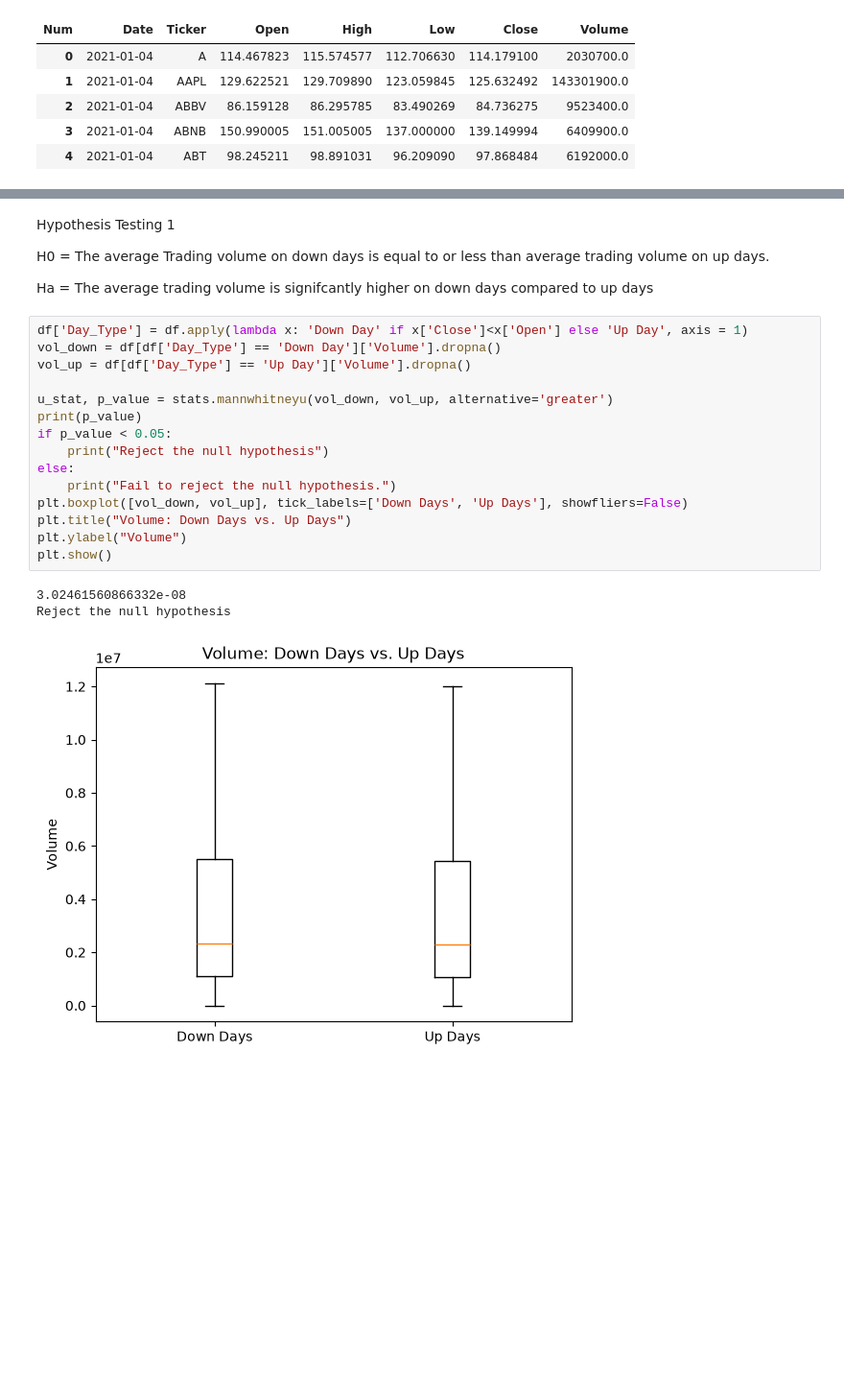
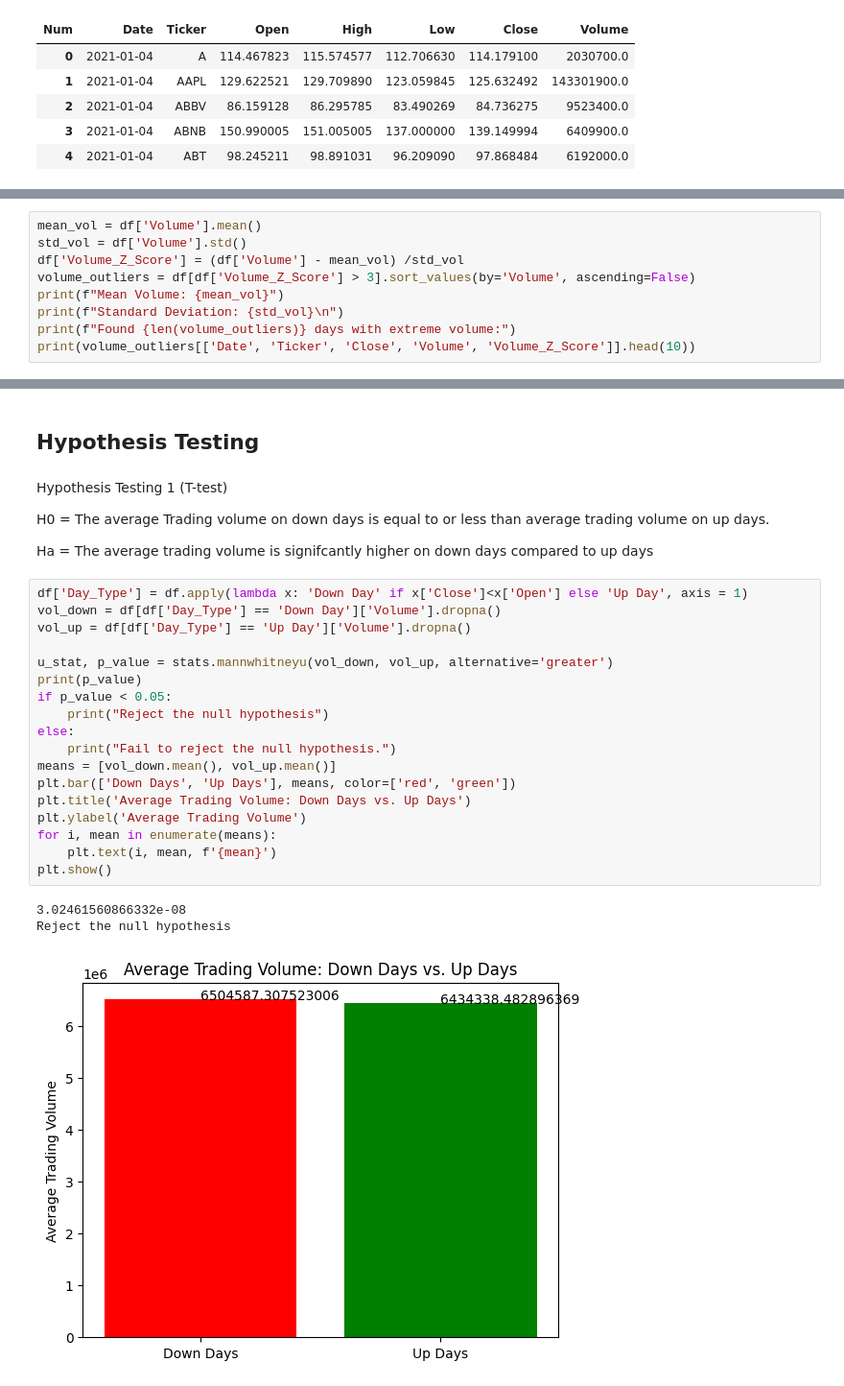
Before and after one commit to scook134/CMSC320_Final_Project, a Jupyter notebook: Final_project.ipynb, the cells around one changed output, grey strips where cells are left out. Shown at 96% size. Cells and saved outputs as stored; diff of their text form; blank space fills up the shorter version.

```diff
--- a/Final_project.ipynb
+++ b/Final_project.ipynb
@@ -18,0 +101,9 @@ df.head()
+# %%
+mean_vol = df['Volume'].mean()
+std_vol = df['Volume'].std()
+df['Volume_Z_Score'] = (df['Volume'] - mean_vol) /std_vol
+volume_outliers = df[df['Volume_Z_Score'] > 3].sort_values(by='Volume', ascending=False)
+print(f"Mean Volume: {mean_vol}")
+print(f"Standard Deviation: {std_vol}\n")
+print(f"Found {len(volume_outliers)} days with extreme volume:")
+print(volume_outliers[['Date', 'Ticker', 'Close', 'Volume', 'Volume_Z_Score']].head(10))
@@ -19,5 +126,7 @@ df.head()
+# %% [markdown]
+## Hypothesis Testing
 # %% [markdown]
-Hypothesis Testing 1
+Hypothesis Testing 1 (T-test)
 
 H0 = The average Trading volume on down days is equal to or less than average trading volume on up days.
 
@@ -25,19 +134,22 @@ Ha = The average trading volume is signifcantly higher on down days compared to
 # %%
 df['Day_Type'] = df.apply(lambda x: 'Down Day' if x['Close']<x['Open'] else 'Up Day', axis = 1)
 vol_down = df[df['Day_Type'] == 'Down Day']['Volume'].dropna()
 vol_up = df[df['Day_Type'] == 'Up Day']['Volume'].dropna()
 
 u_stat, p_value = stats.mannwhitneyu(vol_down, vol_up, alternative='greater')
 print(p_value)
 if p_value < 0.05:
     print("Reject the null hypothesis")
 else:
     print("Fail to reject the null hypothesis.")
-plt.boxplot([vol_down, vol_up], tick_labels=['Down Days', 'Up Days'], showfliers=False)
-plt.title("Volume: Down Days vs. Up Days")
-plt.ylabel("Volume")
+means = [vol_down.mean(), vol_up.mean()]
+plt.bar(['Down Days', 'Up Days'], means, color=['red', 'green'])
+plt.title('Average Trading Volume: Down Days vs. Up Days')
+plt.ylabel('Average Trading Volume')
+for i, mean in enumerate(means):
+    plt.text(i, mean, f'{mean}')
 plt.show()
 # %% [output]
 3.02461560866332e-08
 Reject the null hypothesis
-[figure, old version]
+[figure, new version]
```
Also changed, not shown: parts of 16 cells of this notebook.
